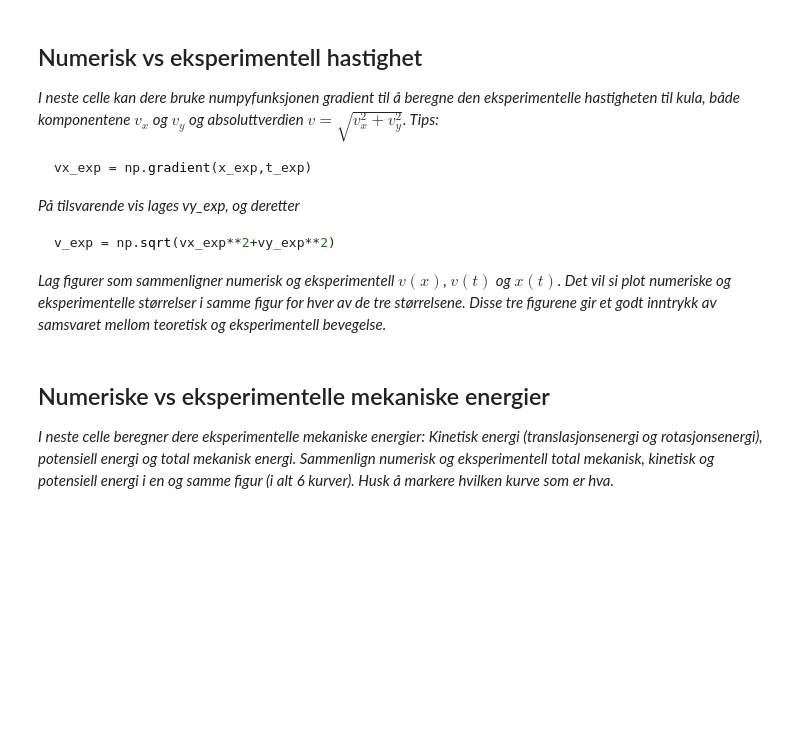
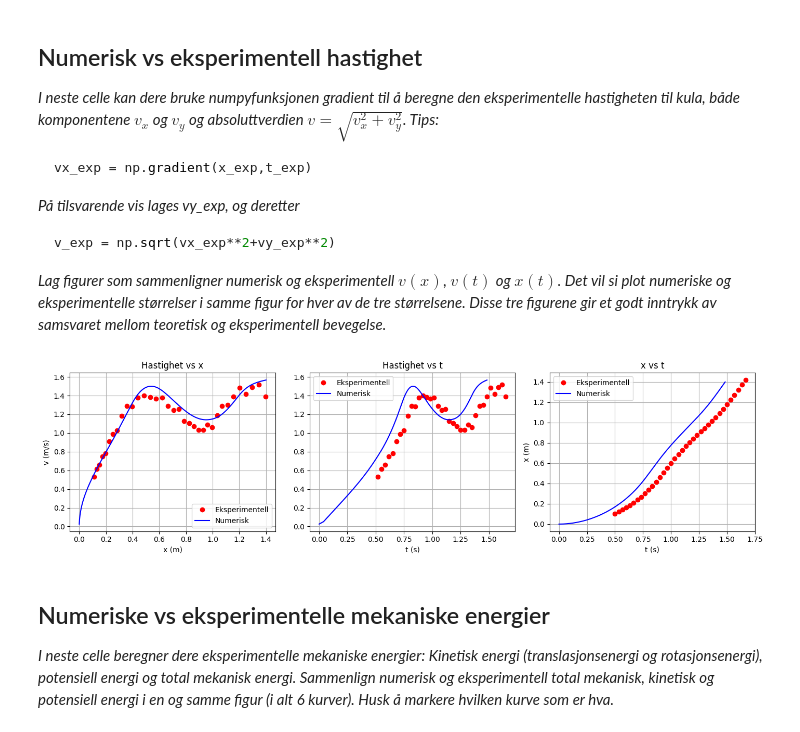
Before and after one commit to isakosntnu/fysikk, a Jupyter notebook: notebook_mal_V25.ipynb, the cells around one changed output. Drawn from its saved outputs; the diff is of its cells as text; code cells hidden in the pictures; blank space fills up the shorter version.

````diff
--- a/notebook_mal_V25.ipynb
+++ b/notebook_mal_V25.ipynb
@@ -390,9 +390,61 @@ v_exp = np.sqrt(vx_exp**2+vy_exp**2)
 ```
 *Lag figurer som sammenligner numerisk og eksperimentell $v(x)$, $v(t)$ og $x(t)$. Det vil si plot numeriske og eksperimentelle størrelser i samme figur for hver av de tre størrelsene. Disse tre figurene gir et godt inntrykk av samsvaret mellom teoretisk og eksperimentell bevegelse.*
 # %%
-#Beregning av eksperimentell v_x, v_y og v
+# Beregn eksperimentelle hastigheter vha. finite differences
+# (Forutsatt at t_exp, x_exp og y_exp allerede er definert fra filinnlesing)
 
-#Figurer som sammenligner numerisk og eksperimentell v(x), v(t) og x(t)
+v_numerical = np.gradient(x, t)
+
+# Diff for t, x og y
+dt_exp = np.diff(t_exp)
+dx_exp = np.diff(x_exp)
+dy_exp = np.diff(y_exp)
+
+# Beregn komponentene til hastigheten
+v_x_exp = dx_exp / dt_exp
+v_y_exp = dy_exp / dt_exp
+
+# Total hastighet
+v_exp = np.sqrt(v_x_exp**2 + v_y_exp**2)
+
+# For plotting bruker vi tidsmidtpunktene
+t_mid = t_exp[:-1] + dt_exp/2
+
+# Plotting av hastighet vs x (eksperimentell vs numerisk)
+plt.figure(figsize=(14, 4))
+
+plt.subplot(1, 3, 1)
+# Vi bruker x-posisjonen på midtpunktene (bruker f.eks. gjennomsnittet av x for to tilstøtende punkter)
+x_mid = x_exp[:-1] + dx_exp/2
+plt.plot(x_mid, v_exp, "ro", label="Eksperimentell")
+plt.plot(x, v_numerical, "b-", label="Numerisk")  # v_numerical bør være definert
+plt.xlabel("x (m)")
+plt.ylabel("v (m/s)")
+plt.title("Hastighet vs x")
+plt.legend()
+plt.grid(True)
+
+plt.subplot(1, 3, 2)
+plt.plot(t_mid, v_exp, "ro", label="Eksperimentell")
+plt.plot(t, v_numerical, "b-", label="Numerisk")  # t og v_numerical må defineres
+plt.xlabel("t (s)")
+plt.title("Hastighet vs t")
+plt.legend()
+plt.grid(True)
+
+plt.subplot(1, 3, 3)
+plt.plot(t_exp, x_exp, "ro", label="Eksperimentell")
+plt.plot(t, x, "b-", label="Numerisk")  # t og x fra din numeriske simulering
+plt.xlabel("t (s)")
+plt.ylabel("x (m)")
+plt.title("x vs t")
+plt.legend()
+plt.grid(True)
+
+plt.tight_layout()
+plt.show()
+# %% [output]
+[figure, added]
 # %% [markdown]
 ## Numeriske vs eksperimentelle mekaniske energier
 
````
Also changed, not shown: parts of 2 cells of this notebook.
